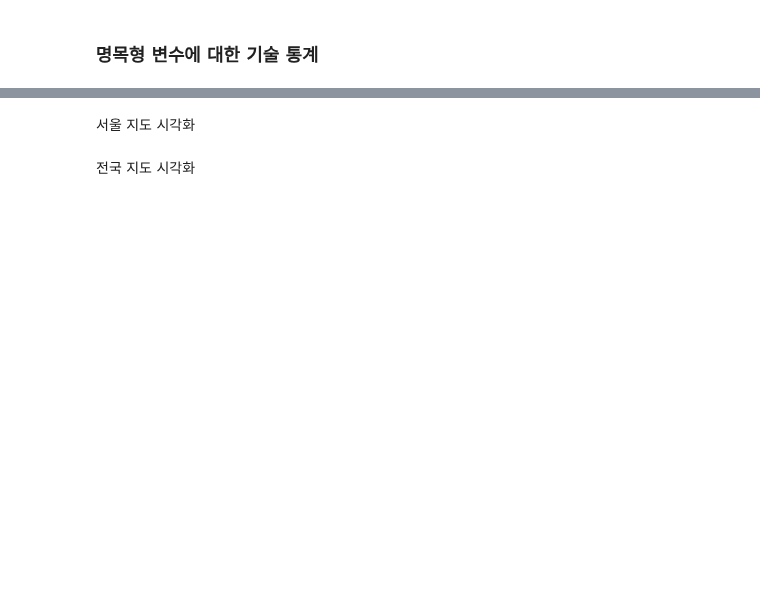
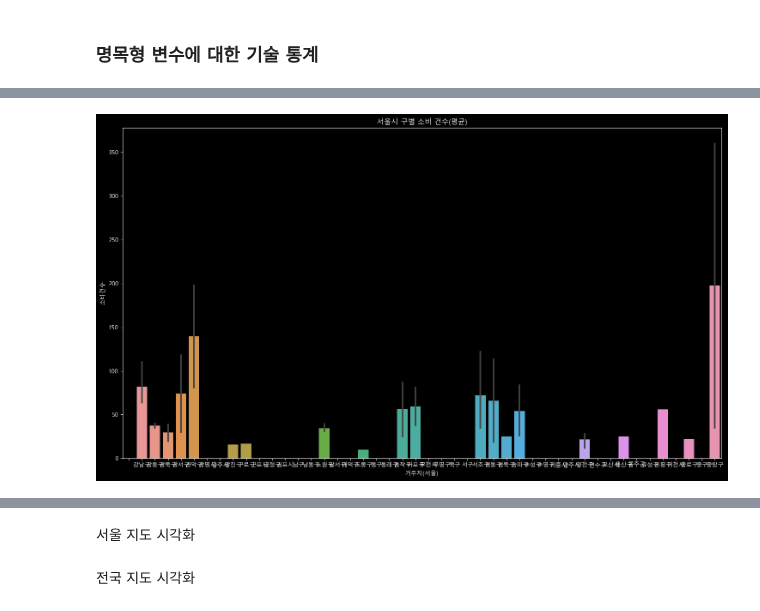
Before and after one commit to maker-lee/megait-data, a Jupyter notebook: D.탐색적_데이터_분석/semi_project/삼성카드_배달음식선호.ipynb, the cells around one changed output, grey strips where cells are left out. Drawn from its saved outputs; the diff is of its cells as text; code cells hidden in the pictures; blank space fills up the shorter version.

```diff
--- a/D.탐색적_데이터_분석/semi_project/삼성카드_배달음식선호.ipynb
+++ b/D.탐색적_데이터_분석/semi_project/삼성카드_배달음식선호.ipynb
@@ -34,0 +144,4 @@ y축 2개
+# %%
+거주지별소비건수 = df.query('거주지_광역시도=="서울"')
+거주지별소비건수 = 거주지별소비건수.sort_values('거주지_시군구')
+거주지별소비건수.head()
@@ -34,0 +155,10 @@ y축 2개
+# %%
+plt.figure(figsize=(18, 10))
+plt.title('서울시 구별 소비 건수(평균)')
+sb.barplot(data=거주지별소비건수,x='거주지_시군구',y='소비건수합계')
+plt.xlabel('거주지(서울)')
+plt.ylabel('소비건수')
+plt.show()
+plt.close()
+# %% [output]
+[figure, added]
```
Also changed, not shown: parts of 44 cells of this notebook, 4 other files.
